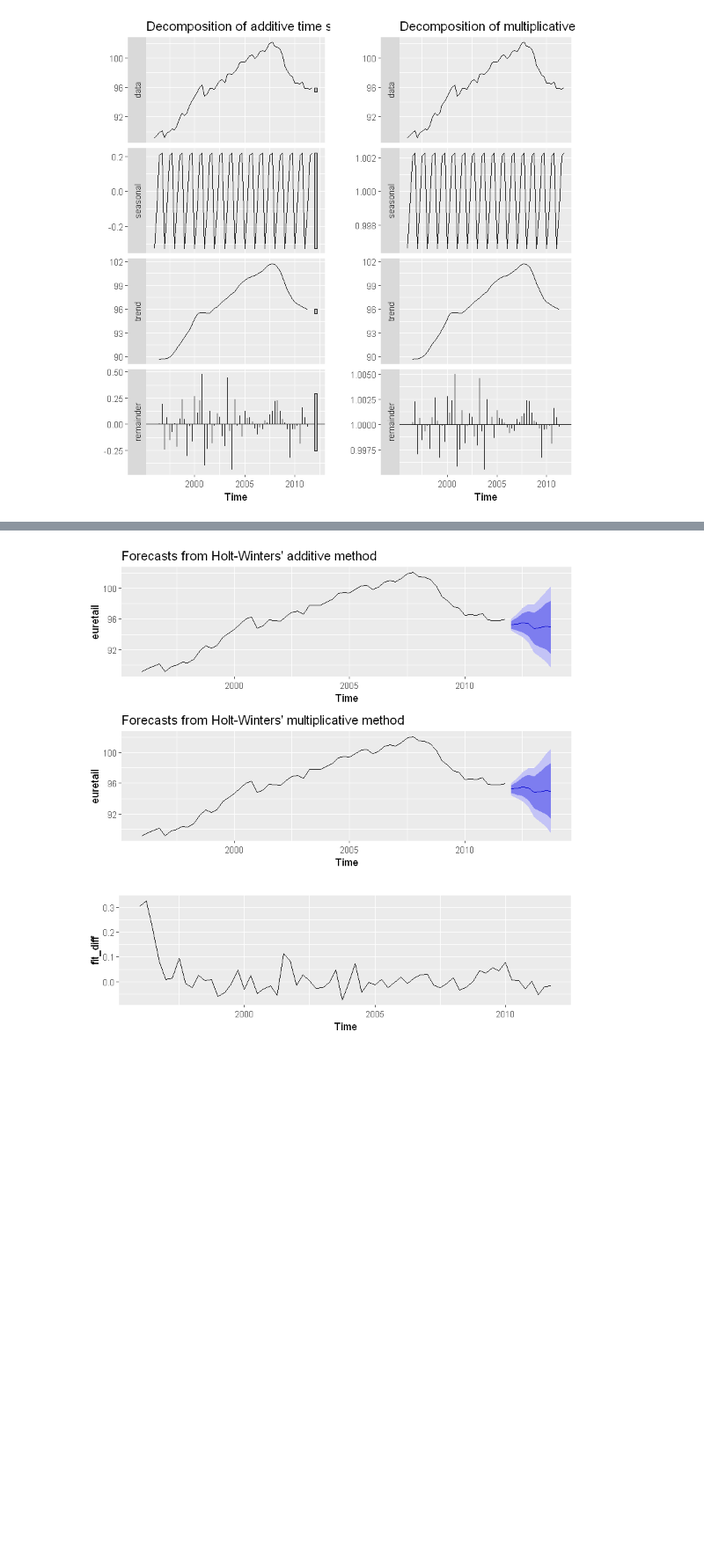
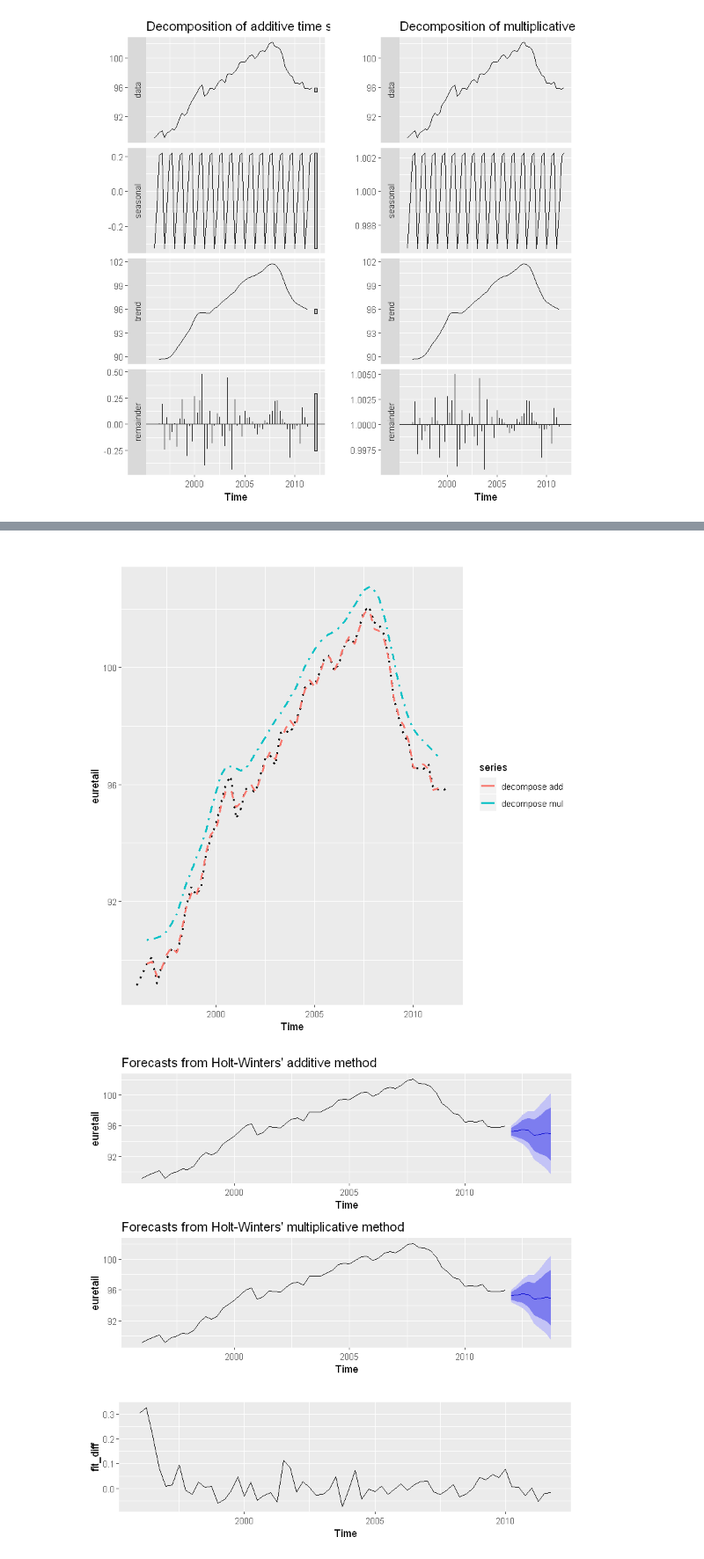
Before and after one commit to D4R6-Robot/Statistics, a Jupyter notebook: 2nd semester/02.TimeSeries/HW4/HW(4-4).ipynb, the cells around one changed output, grey strips where cells are left out. Shown: that part at 88% size. Drawn from its saved outputs; the diff is of its cells as text; code cells hidden in the pictures; blank space fills up the shorter version.

```diff
--- a/2nd semester/02.TimeSeries/HW4/HW(4-4).ipynb
+++ b/2nd semester/02.TimeSeries/HW4/HW(4-4).ipynb
@@ -65,3 +65,10 @@ grid.arrange(p1, p2,
         c(1, 2)))
 # %% [output]
 [figure]
+# %%
+autoplot(euretail, linetype = 'dotted', size = 1) +
+    autolayer(fit_decom_add$seasonal + fit_decom_add$trend
+              , series = "decompose add", linetype = 'dashed', size = 1) +
+    autolayer(fit_decom_mul$seasonal + fit_decom_mul$trend
+              , series = "decompose mul", linetype = 'dotdash', size = 1)
+# %% [output]
@@ -68,3 +78,4 @@ grid.arrange(p1, p2,
+[figure, added]
 # %%
 # (ii) Holt-Winters 방법,
 fit_hw_add <- hw(euretail, seasonal = "additive")
```
Also changed, not shown: parts of 5 cells of this notebook.
